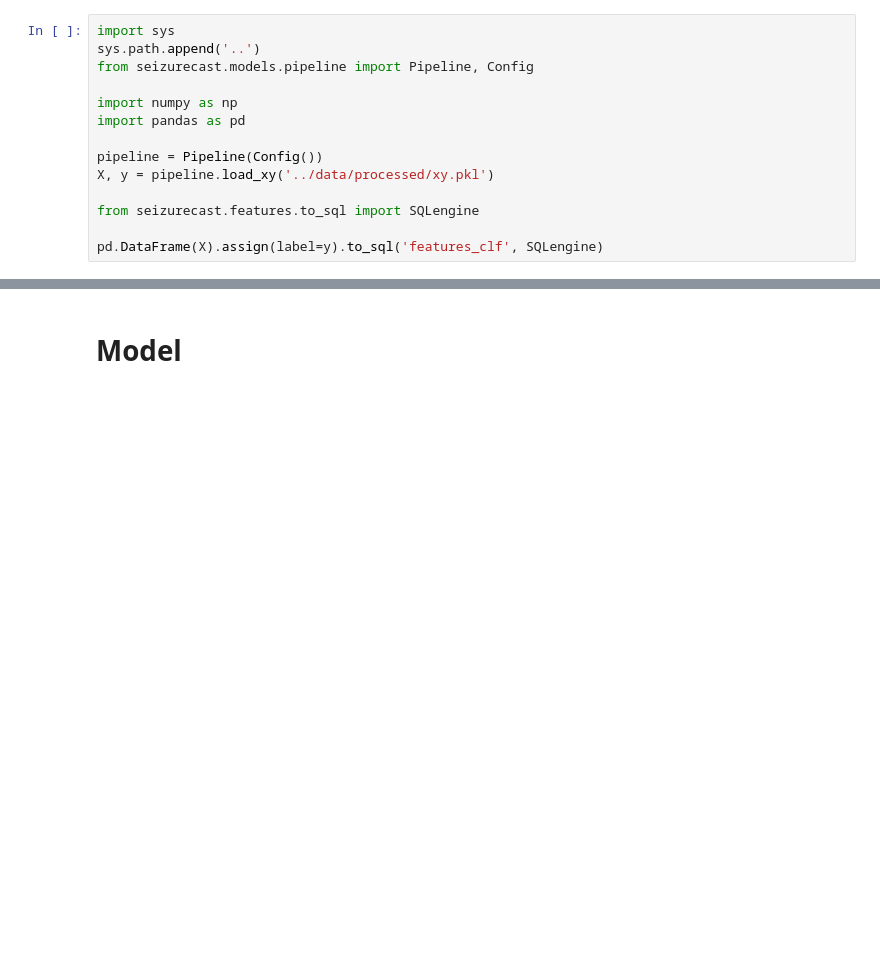
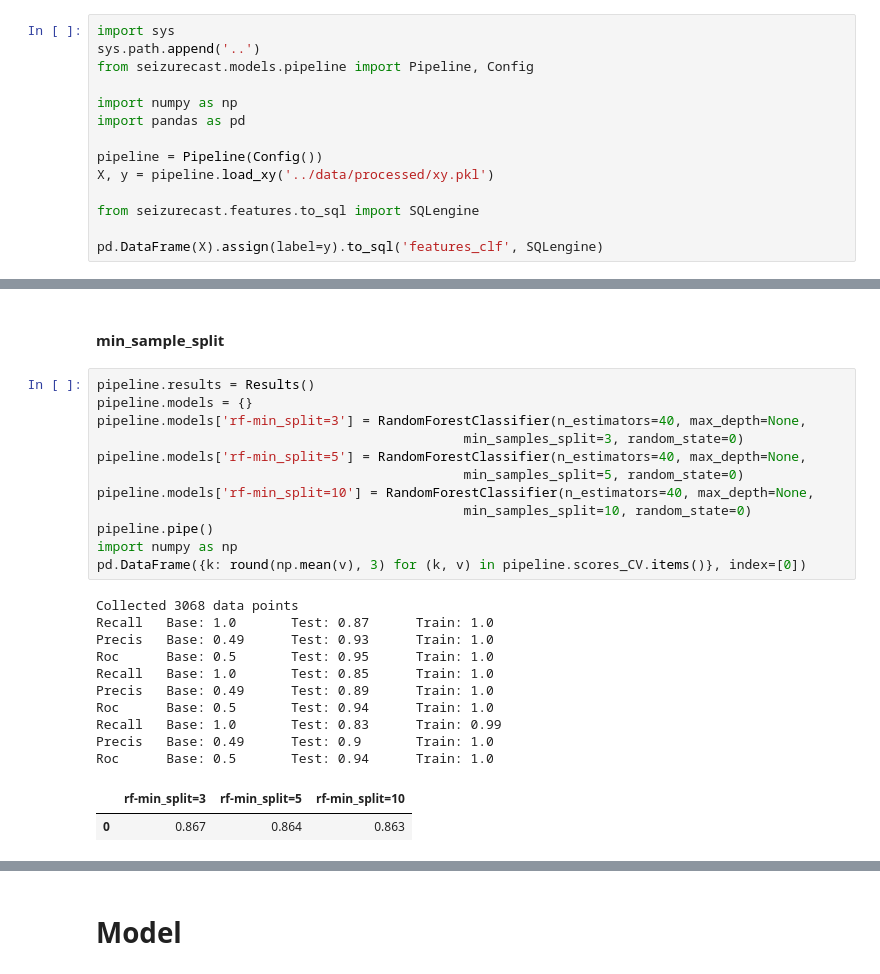
Before and after one commit to ylin00/seizurecast, a Jupyter notebook: notebooks/Model-selection.ipynb, the cells around one changed output, grey strips where cells are left out. Cells and saved outputs as stored; diff of their text form; blank space fills up the shorter version.

```diff
--- a/notebooks/Model-selection.ipynb
+++ b/notebooks/Model-selection.ipynb
@@ -39,0 +66,27 @@ pipeline
+# %% [markdown]
+#### min_sample_split
+# %%
+pipeline.results = Results()
+pipeline.models = {}
+pipeline.models['rf-min_split=3'] = RandomForestClassifier(n_estimators=40, max_depth=None,
+                                               min_samples_split=3, random_state=0)
+pipeline.models['rf-min_split=5'] = RandomForestClassifier(n_estimators=40, max_depth=None,
+                                               min_samples_split=5, random_state=0)
+pipeline.models['rf-min_split=10'] = RandomForestClassifier(n_estimators=40, max_depth=None,
+                                               min_samples_split=10, random_state=0)
+pipeline.pipe()
+import numpy as np
+pd.DataFrame({k: round(np.mean(v), 3) for (k, v) in pipeline.scores_CV.items()}, index=[0])
+# %% [output]
+Collected 3068 data points
+Recall   Base: 1.0       Test: 0.87      Train: 1.0
+Precis   Base: 0.49      Test: 0.93      Train: 1.0
+Roc      Base: 0.5       Test: 0.95      Train: 1.0
+Recall   Base: 1.0       Test: 0.85      Train: 1.0
+Precis   Base: 0.49      Test: 0.89      Train: 1.0
+Roc      Base: 0.5       Test: 0.94      Train: 1.0
+Recall   Base: 1.0       Test: 0.83      Train: 0.99
+Precis   Base: 0.49      Test: 0.9       Train: 1.0
+Roc      Base: 0.5       Test: 0.94      Train: 1.0
+|  | rf-min_split=3 | rf-min_split=5 | rf-min_split=10 |
+| 0 | 0.867 | 0.864 | 0.863 |
```
Also changed, not shown: parts of 13 cells of this notebook, 3 other files.
